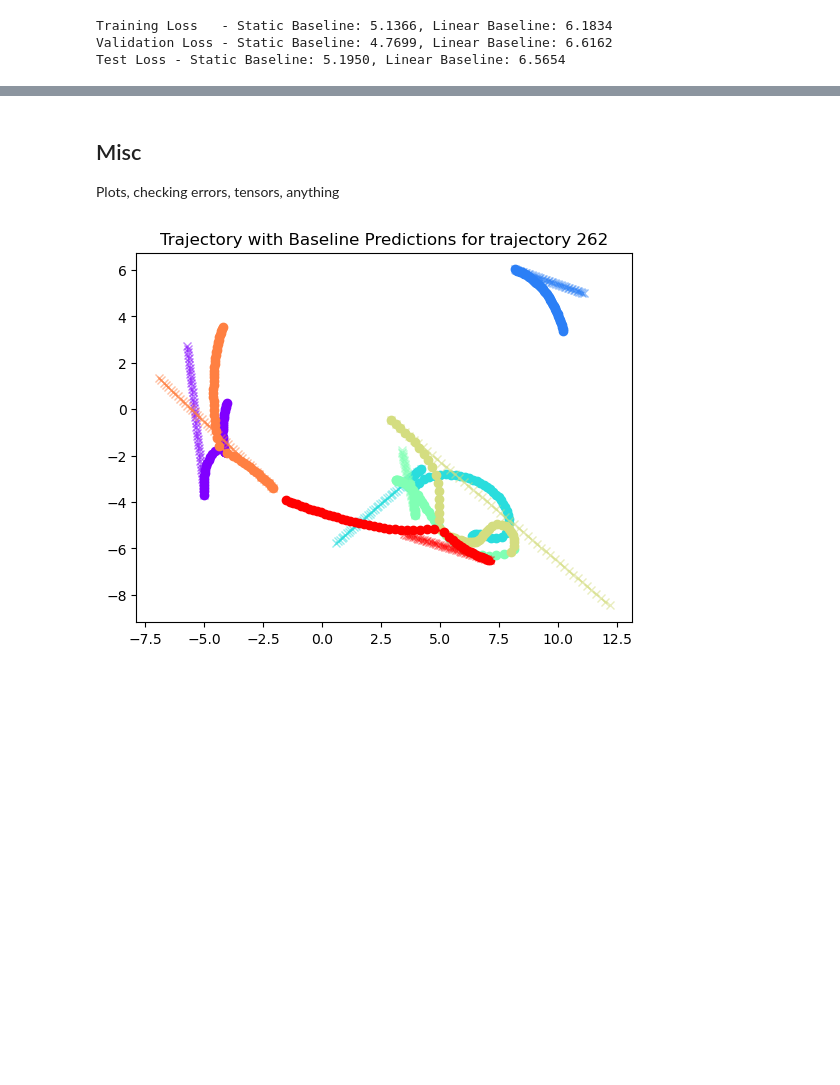
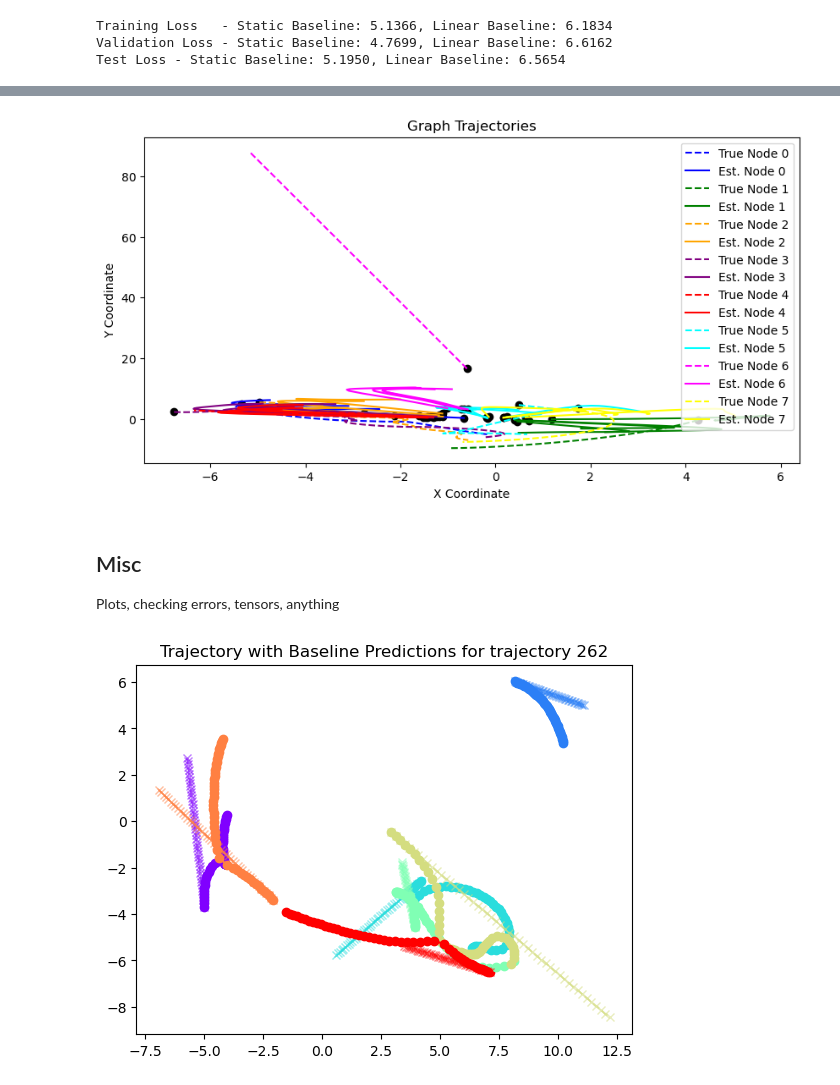
Before and after one commit to lzolyomi/2AMM10-DeepLearning, a Jupyter notebook: Assignment 2/Task1_Experiments.ipynb, the cells around one changed output, grey strips where cells are left out. Saved outputs shown, nothing was run; the diff lists cells and outputs as text; code cells hidden in the pictures; blank space fills up the shorter version.

```diff
--- a/Assignment 2/Task1_Experiments.ipynb
+++ b/Assignment 2/Task1_Experiments.ipynb
@@ -783,0 +996,15 @@ fig.tight_layout()
+# %%
+outputs = []
+means = []
+log_vars = []
+input_data = []
+# Do 4 forward passes on the same data
+single_graph = next(iter(train_dataloader))[0]
+for _ in range(4):
+    output, mean, log_var = forward_pass(model, single_graph)
+    outputs.append(output)
+    means.append(mean)
+    log_vars.append(log_var)
+    # input_data.append(single_graph)
+
+log_vars[0]
@@ -784,3 +1029,46 @@ fig.tight_layout()
+# %%
+import matplotlib.pyplot as plt
+
+def plot_graph_trajectories(outputs, true_trajectories):
+    plt.figure(figsize=(10, 5))
+
+    # Colors to differentiate the true and estimated trajectories
+    colors = ['blue', 'green', 'orange', 'purple', 'red', "cyan", "magenta", "yellow"]
+
+    # Go through all the nodes in the graph
+    for node_index in range(outputs[0].shape[0]):
+
+        # Plot true trajectory for the current node
+        true_x_coords = true_trajectories[node_index, :, 0].cpu().detach().numpy()
+        true_y_coords = true_trajectories[node_index, :, 1].cpu().detach().numpy()
+        plt.plot(true_x_coords, true_y_coords, label=f'True Node {node_index}', color=colors[node_index % len(colors)], linestyle='dashed')
+        plt.scatter(true_x_coords[0], true_y_coords[0], color='black')
+
+        # Plot the estimated trajectories for the current node
+        for i, output in enumerate(outputs):
+            x_coords = output[node_index, :, 0].cpu().detach().numpy()
+            y_coords = output[node_index, :, 1].cpu().detach().numpy()
+            if i == 0:
+                plt.plot(x_coords, y_coords, label=f'Est. Node {node_index}', color=colors[node_index % len(colors)])
+            else:
+                plt.plot(x_coords, y_coords, color=colors[node_index % len(colors)])
+            plt.scatter(x_coords[0], y_coords[0], color='black')
+
+    # Add labels and title
+    plt.xlabel("X Coordinate")
+    plt.ylabel("Y Coordinate")
+    plt.title("Graph Trajectories")
+    plt.legend()
+
+    # Display the plot
+    plt.show()
+
+# Example usage:
+# Assuming true_trajectories is a tensor with the true trajectories.
+# true_trajectories shape should be similar to outputs, i.e. [8, 49, 4]
+plot_graph_trajectories(outputs, single_graph.y)
+# %% [output]
+[figure, added]
 # %% [markdown]
 ## Misc
 
```
Also changed, not shown: parts of 11 cells of this notebook.
